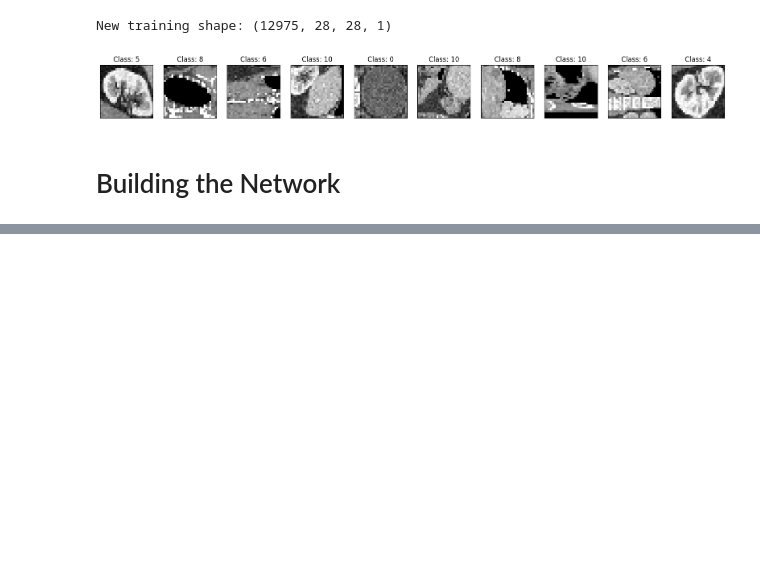
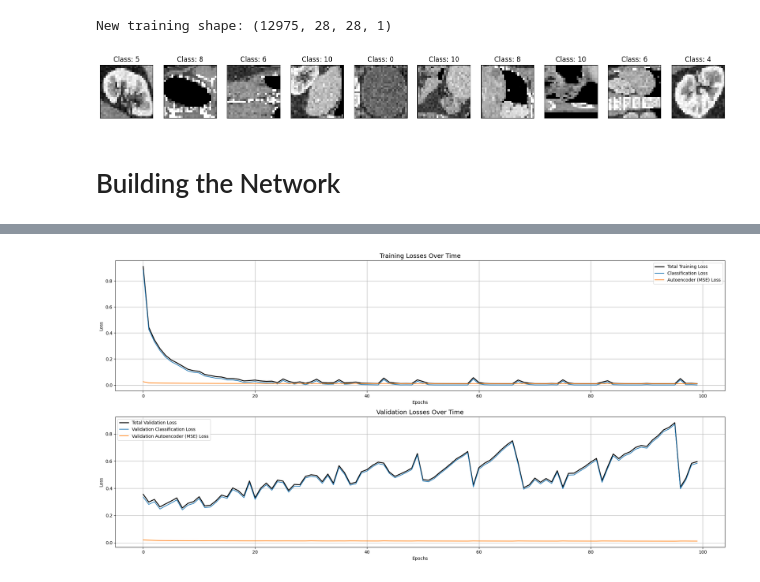
Before and after one commit to bownessjessie18/CAB420, a Jupyter notebook: Assignment_2/Untitled.ipynb, the cells around one changed output, grey strips where cells are left out. Cells and saved outputs as stored; diff of their text form; code cells hidden in the pictures; blank space fills up the shorter version.

```diff
--- a/Assignment_2/Untitled.ipynb
+++ b/Assignment_2/Untitled.ipynb
@@ -29,3 +53,13 @@ test_dataset = OrganCMNIST(split='test', download=True)
+# %%
+# 1. Extract the raw image arrays
+x_train_raw = train_dataset.imgs
+x_val_raw = val_dataset.imgs
+x_test_raw = test_dataset.imgs
+
+# 2. NORMALIZE: Convert to float32 and divide by 255 to squash between 0 and 1
+x_train_normalized = x_train_raw.astype('float32') / 255.0
+x_val_normalized = x_val_raw.astype('float32') / 255.0
+x_test_normalized = x_test_raw.astype('float32') / 255.0
 # %% [markdown]
 # Data Preprocessing
 # %%
@@ -64,9 +77,4 @@ from sklearn.manifold import TSNE
 # %%
-import matplotlib.pyplot as plt
-from medmnist import OrganCMNIST
-
-# 1. Load the dataset (if you haven't already in your notebook)
-train_dataset = OrganCMNIST(split='train', download=True)
 
 # 2. Extract the raw images and labels
 # .imgs gets the array of images, .labels gets the array of class numbers
@@ -228,0 +237,46 @@ Epoch 100/100
+# %%
+# Create the figure canvas
+fig = plt.figure(figsize=[20, 10])
+
+# ==========================================
+# TOP GRAPH: Training Losses
+# ==========================================
+ax = fig.add_subplot(2, 1, 1)
+
+# Plot the combined total loss
+ax.plot(history.history['loss'], label='Total Training Loss', color='black', linewidth=2)
+
+# Plot the individual branch losses
+# Note the updated keys: <layer_name>_loss
+ax.plot(history.history['class_output_loss'], label='Classification Loss')
+ax.plot(history.history['decoder_output_loss'], label='Autoencoder (MSE) Loss')
+
+ax.set_title('Training Losses Over Time', fontsize=14)
+ax.set_xlabel('Epochs')
+ax.set_ylabel('Loss')
+ax.legend()
+ax.grid(True)
+
+# ==========================================
+# BOTTOM GRAPH: Validation Losses
+# ==========================================
+ax = fig.add_subplot(2, 1, 2)
+
+# Plot the combined total validation loss
+ax.plot(history.history['val_loss'], label='Total Validation Loss', color='black', linewidth=2)
+
+# Plot the individual branch validation losses
+ax.plot(history.history['val_class_output_loss'], label='Validation Classification Loss')
+ax.plot(history.history['val_decoder_output_loss'], label='Validation Autoencoder (MSE) Loss')
+
+ax.set_title('Validation Losses Over Time', fontsize=14)
+ax.set_xlabel('Epochs')
+ax.set_ylabel('Loss')
+ax.legend()
+ax.grid(True)
+
+# Ensure titles and labels don't overlap
+plt.tight_layout()
+plt.show()
+# %% [output]
+[figure, added]
```
Also changed, not shown: parts of 14 cells of this notebook, 3 other files.
